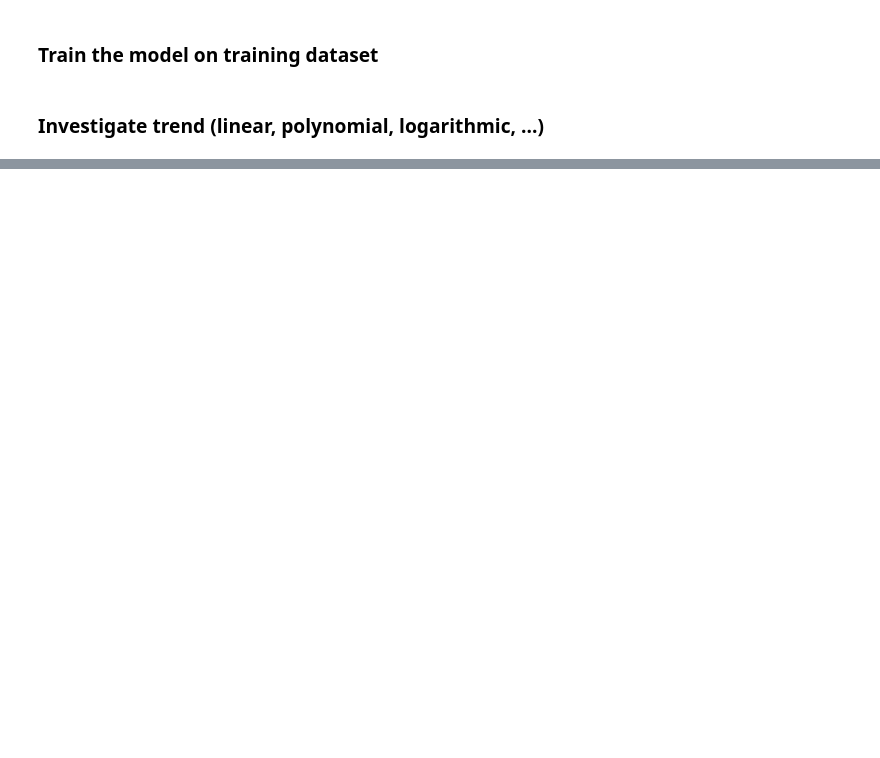
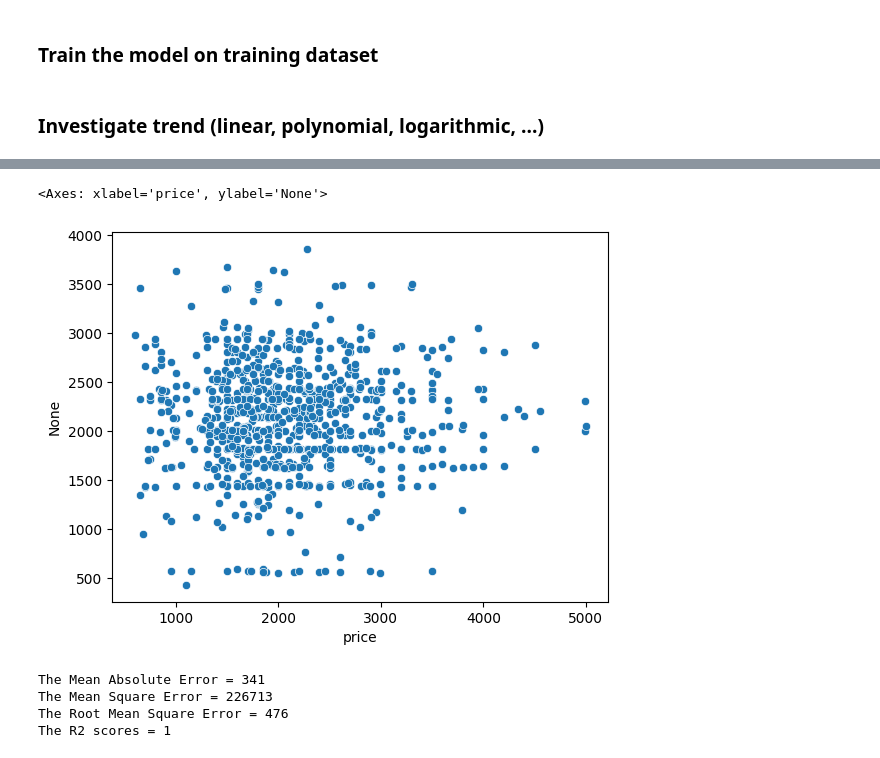
Before and after one commit to ABF-QC/Module2_Project1, a Jupyter notebook: Notebook/Statsmodels_regression.ipynb, the cells around one changed output, grey strips where cells are left out. Drawn from its saved outputs; the diff is of its cells as text; code cells hidden in the pictures; blank space fills up the shorter version.

```diff
--- a/Notebook/Statsmodels_regression.ipynb
+++ b/Notebook/Statsmodels_regression.ipynb
@@ -188,0 +223,10 @@ X.iloc[y[y['price']> 10000].index,:].join(y[y['price']> 10000])
+# %%
+# Define X and y
+#X = X_test_scaled #pd.concat([X_train_scaled,X_test_scaled])
+
+# Add a constant
+X_test_scaled = sm.add_constant(X_test_scaled)
+#X['const'] = 1.
+
+y_pred = model.predict(X_test_scaled)
+print(f"Predictions: {y_pred}")
@@ -188,0 +246,24 @@ X.iloc[y[y['price']> 10000].index,:].join(y[y['price']> 10000])
+# %%
+# Add scatter plot
+sns.scatterplot(x=y_test, y=y_pred, zorder=3)
+# %% [output]
+<Axes: xlabel='price', ylabel='None'>
+[figure, added]
+# %%
+mae = mean_absolute_error(y_test, y_pred)
+
+mse = mean_squared_error(y_test, y_pred)
+
+rmse = np.sqrt(mse)
+
+r2 = r2_score(y_test, pd.DataFrame(y_pred, columns=['price']))
+
+print(f'The Mean Absolute Error = {mae:.0f}\n\
+The Mean Square Error = {mse:.0f}\n\
+The Root Mean Square Error = {rmse:.0f}\n\
+The R2 scores = {r2:.0f}')
+# %% [output]
+The Mean Absolute Error = 341
+The Mean Square Error = 226713
+The Root Mean Square Error = 476
+The R2 scores = 1
```
Also changed, not shown: parts of 32 cells of this notebook, 8 other files.
